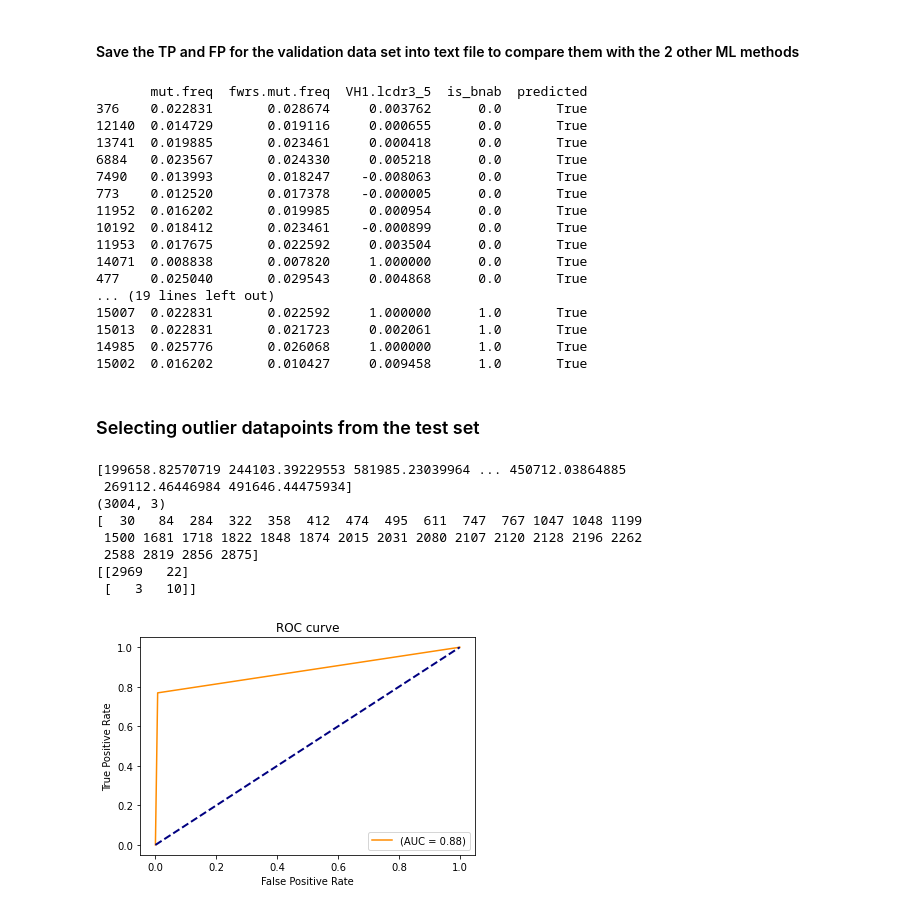
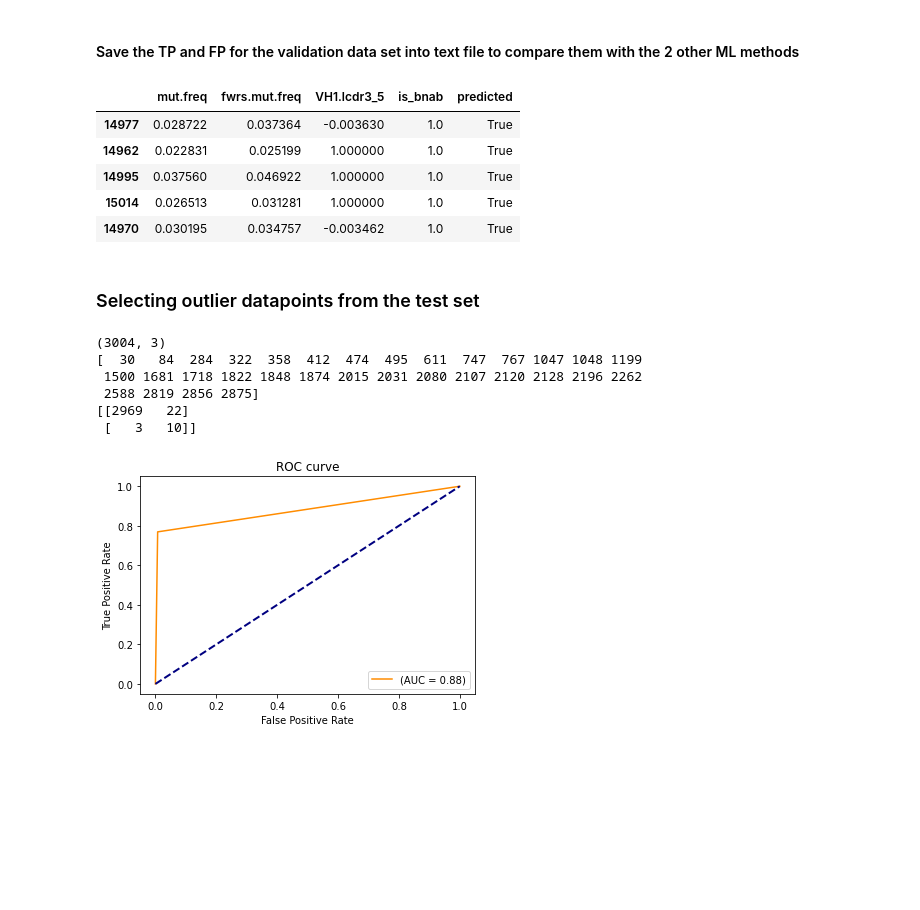
Before and after one commit to MathildeFogPerez/manuscript-bnab-foglierini, a Jupyter notebook: AnomalyDetection_PUB.ipynb, the cells around one changed output. Saved outputs shown, nothing was run; the diff lists cells and outputs as text; code cells hidden in the pictures; blank space fills up the shorter version.

```diff
--- a/AnomalyDetection_PUB.ipynb
+++ b/AnomalyDetection_PUB.ipynb
@@ -414,38 +398,27 @@ plt.savefig(OUTPUTPATH+'anomaly_detection_AUC_TP_FP_plots_'+BNAB+'_seed'+str(SEE
 # %%
 #Make a big table with predicted and known bnab
 # Save TP and FP in txt files to compare them with the 2 other methods
 valTable= crossval_data.copy()
 valTable['is_bnab']= crossval_data_Y
 valTable['predicted'] = predictions
 df=valTable[(valTable['predicted'] == 1) & (valTable['is_bnab'] == 0)]
-print(df)
+#print(df)
 df.to_csv(OUTPUTPATH+'validation_FP_anomaly_seed'+str(SEEDNUMBER)+'.tsv', sep = "\t")
 df=valTable[(valTable['predicted'] == 1) & (valTable['is_bnab'] == 1)]
-print(df)
 df.to_csv(OUTPUTPATH+'validation_TP_anomaly_seed'+str(SEEDNUMBER)+'.tsv', sep = "\t")
+df.head()
 # %% [output]
-       mut.freq  fwrs.mut.freq  VH1.lcdr3_5  is_bnab  predicted
-376    0.022831       0.028674     0.003762      0.0       True
-12140  0.014729       0.019116     0.000655      0.0       True
-13741  0.019885       0.023461     0.000418      0.0       True
-6884   0.023567       0.024330     0.005218      0.0       True
-7490   0.013993       0.018247    -0.008063      0.0       True
-773    0.012520       0.017378    -0.000005      0.0       True
-11952  0.016202       0.019985     0.000954      0.0       True
-10192  0.018412       0.023461    -0.000899      0.0       True
-11953  0.017675       0.022592     0.003504      0.0       True
-14071  0.008838       0.007820     1.000000      0.0       True
-477    0.025040       0.029543     0.004868      0.0       True
-... (19 lines left out)
-15007  0.022831       0.022592     1.000000      1.0       True
-15013  0.022831       0.021723     0.002061      1.0       True
-14985  0.025776       0.026068     1.000000      1.0       True
-15002  0.016202       0.010427     0.009458      1.0       True
+|  | mut.freq | fwrs.mut.freq | VH1.lcdr3_5 | is_bnab | predicted |
+| 14977 | 0.028722 | 0.037364 | -0.003630 | 1.0 | True |
+| 14962 | 0.022831 | 0.025199 | 1.000000 | 1.0 | True |
+| 14995 | 0.037560 | 0.046922 | 1.000000 | 1.0 | True |
+| 15014 | 0.026513 | 0.031281 | 1.000000 | 1.0 | True |
+| 14970 | 0.030195 | 0.034757 | -0.003462 | 1.0 | True |
 # %% [markdown]
 ### Selecting outlier datapoints from the test set
 # %%
 p = multivariate_gaussian(test_data,mu,sigma)
-print(p)
+#print(p)
 outliers = np.asarray(np.where(p < ep))
 predic = []
 for row in p:
@@ -459,8 +432,6 @@ print(cm)
 tn_t, fp_t, fn_t, tp_t = cm.ravel()
 auc_t= roc_auc_score(test_data_Y,predic)
 # %% [output]
-[199658.82570719 244103.39229553 581985.23039964 ... 450712.03864885
- 269112.46446984 491646.44475934]
 (3004, 3)
 [  30   84  284  322  358  412  474  495  611  747  767 1047 1048 1199
  1500 1681 1718 1822 1848 1874 2015 2031 2080 2107 2120 2128 2196 2262
```
Also changed, not shown: parts of 10 cells of this notebook, 1 other file.
